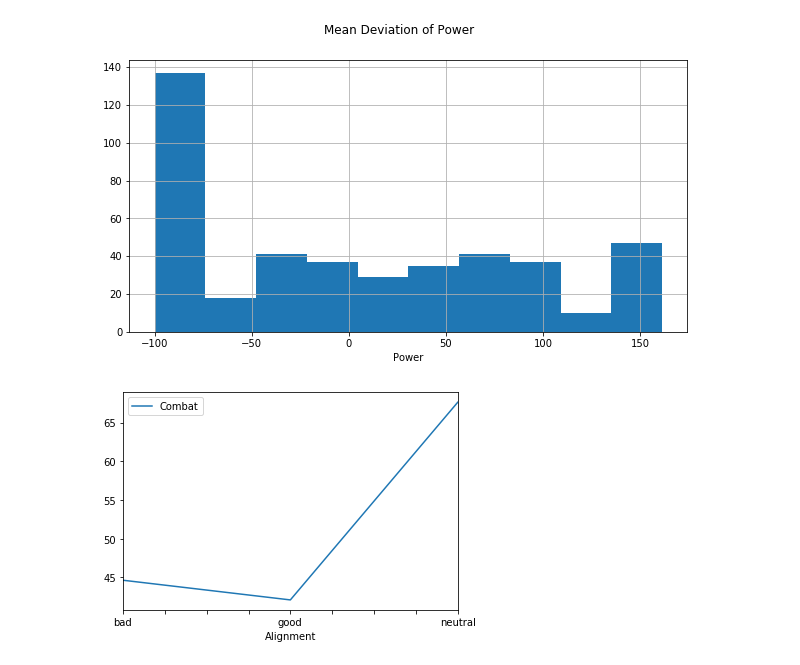
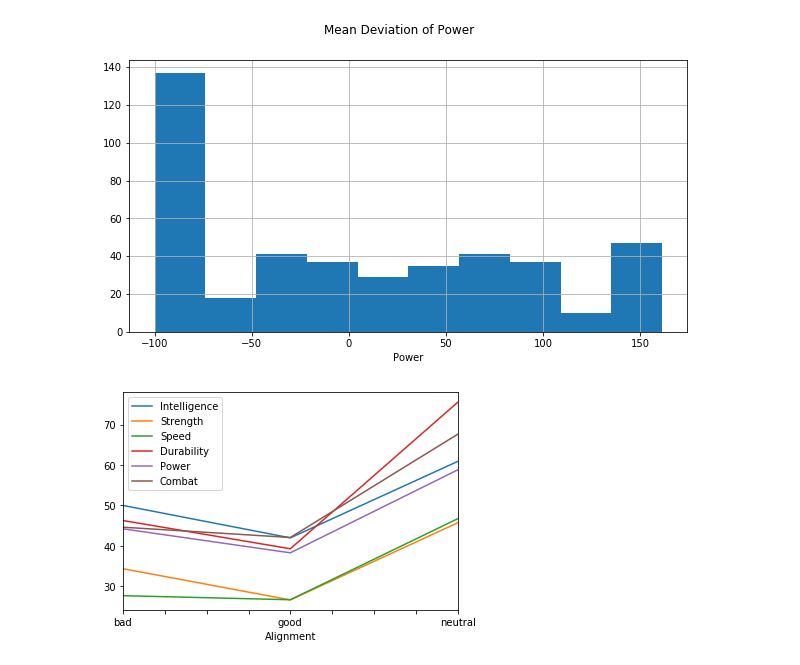
Before and after one commit to devonserrao/heroes-and-villains-data, a Jupyter notebook: Heroes and Villains Python Project.ipynb, the cells around one changed output. Saved outputs shown, nothing was run; the diff lists cells and outputs as text; code cells hidden in the pictures.

Commit message:
Updated graph plot to represent each average stat of bad, neutral and good characters

```diff
--- a/Heroes and Villains Python Project.ipynb
+++ b/Heroes and Villains Python Project.ipynb
@@ -339,6 +339,6 @@ plt.xlabel('Power')
 Text(0.5, 0, 'Power')
 [figure]
 # %%
-characters_average_stats = df[['Combat', 'Alignment']].groupby('Alignment').mean().plot()
+characters_average_stats = df.loc[:, df.columns != 'Total'].groupby('Alignment').mean().plot()
 # %% [output]
-[figure, old version]
+[figure, new version]
```
